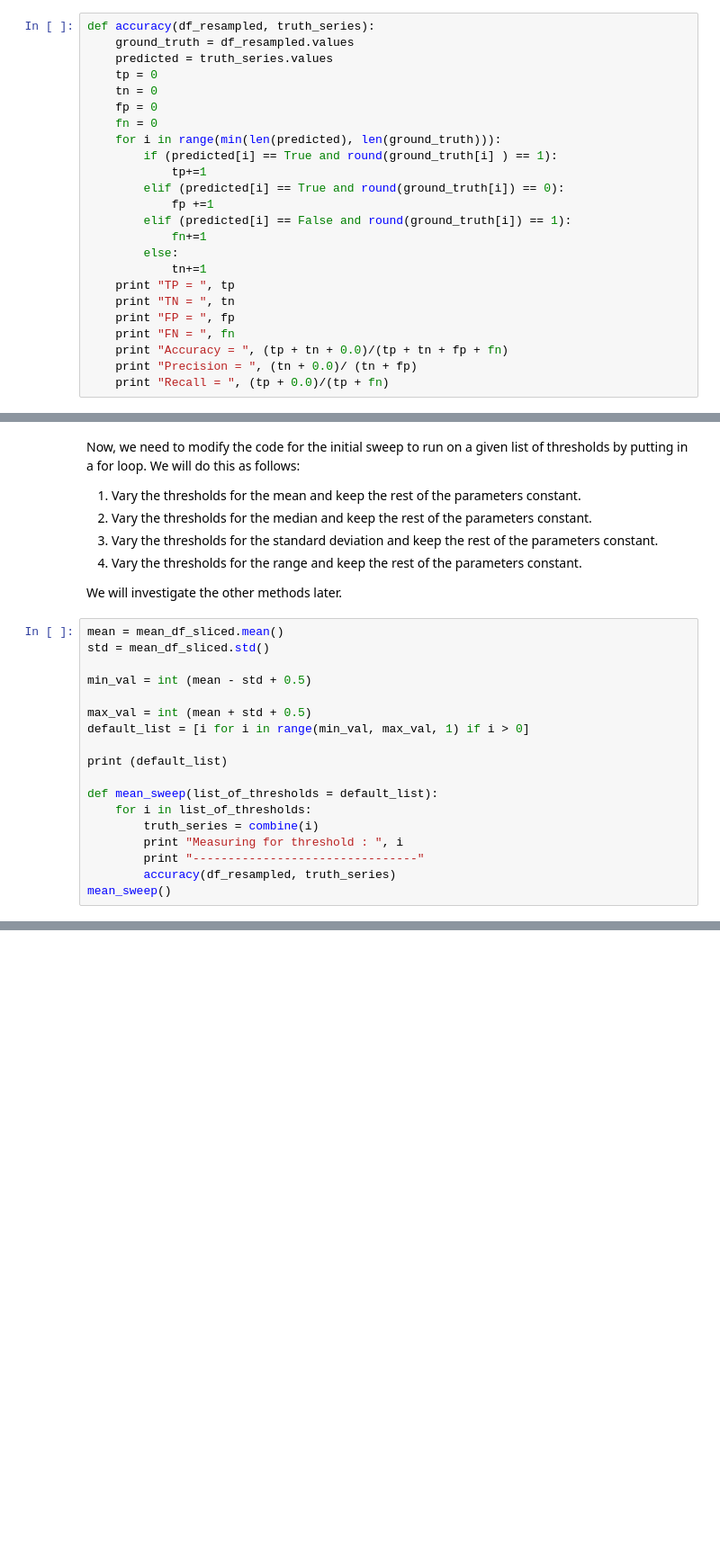
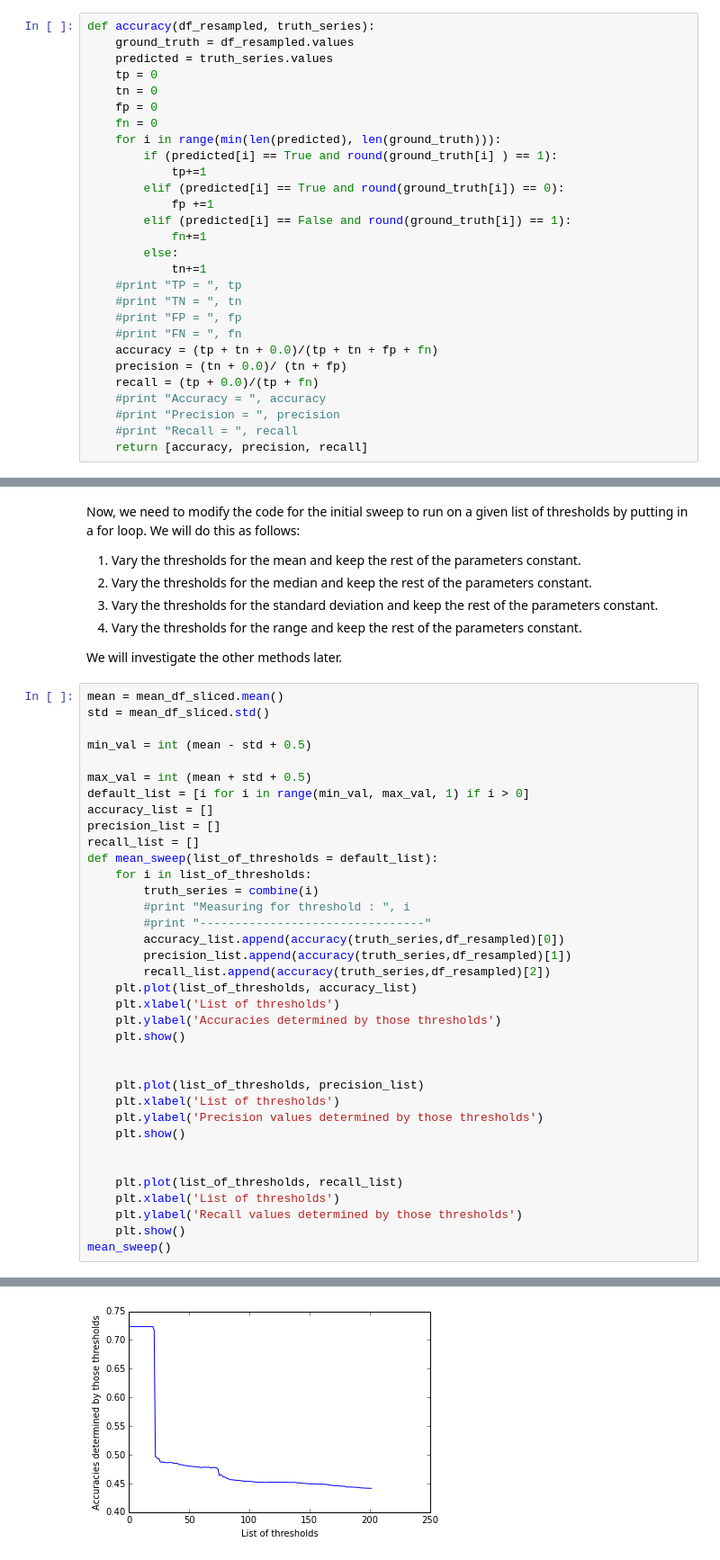
Before and after one commit to nipunbatra/NIOMTK, a Jupyter notebook: docs/Parameter sweep winter.ipynb, the cells around one changed output, grey strips where cells are left out. Shown at 90% size. Drawn from its saved outputs; the diff is of its cells as text; blank space fills up the shorter version.

```diff
--- a/docs/Parameter sweep winter.ipynb
+++ b/docs/Parameter sweep winter.ipynb
@@ -228,13 +228,17 @@ def accuracy(df_resampled, truth_series):
             fn+=1
         else:
             tn+=1
-    print "TP = ", tp
-    print "TN = ", tn
-    print "FP = ", fp
-    print "FN = ", fn
-    print "Accuracy = ", (tp + tn + 0.0)/(tp + tn + fp + fn)
-    print "Precision = ", (tn + 0.0)/ (tn + fp)
-    print "Recall = ", (tp + 0.0)/(tp + fn)
+    #print "TP = ", tp
+    #print "TN = ", tn
+    #print "FP = ", fp
+    #print "FN = ", fn
+    accuracy = (tp + tn + 0.0)/(tp + tn + fp + fn)
+    precision = (tn + 0.0)/ (tn + fp)
+    recall = (tp + 0.0)/(tp + fn)
+    #print "Accuracy = ", accuracy
+    #print "Precision = ", precision
+    #print "Recall = ", recall
+    return [accuracy, precision, recall]
 # %% [markdown]
 The Final Step
 --------------
@@ -272,14 +276,32 @@ min_val = int (mean - std + 0.5)
 
 max_val = int (mean + std + 0.5)
 default_list = [i for i in range(min_val, max_val, 1) if i > 0]
-
-print (default_list)
-
+accuracy_list = []
+precision_list = []
+recall_list = []
 def mean_sweep(list_of_thresholds = default_list):
     for i in list_of_thresholds:
         truth_series = combine(i)
-        print "Measuring for threshold : ", i
-        print "--------------------------------"
-        accuracy(df_resampled, truth_series)
+        #print "Measuring for threshold : ", i
+        #print "--------------------------------"
+        accuracy_list.append(accuracy(truth_series,df_resampled)[0])
+        precision_list.append(accuracy(truth_series,df_resampled)[1])
+        recall_list.append(accuracy(truth_series,df_resampled)[2])
+    plt.plot(list_of_thresholds, accuracy_list)
+    plt.xlabel('List of thresholds')
+    plt.ylabel('Accuracies determined by those thresholds')
+    plt.show()
+
+
+    plt.plot(list_of_thresholds, precision_list)
+    plt.xlabel('List of thresholds')
+    plt.ylabel('Precision values determined by those thresholds')
+    plt.show()
+
+
+    plt.plot(list_of_thresholds, recall_list)
+    plt.xlabel('List of thresholds')
+    plt.ylabel('Recall values determined by those thresholds')
+    plt.show()
 mean_sweep()
 # %% [output]
@@ -302,0 +308 @@ Recall =  0.280833062154
+[figure, added]
```
Also changed, not shown: parts of 17 cells of this notebook, 2 other files.
